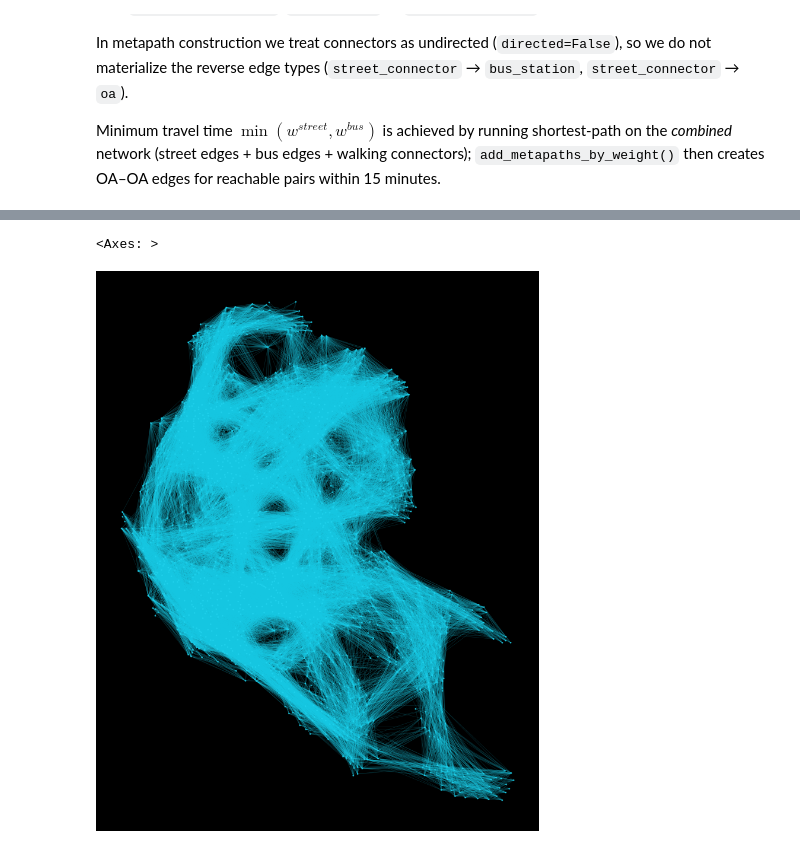
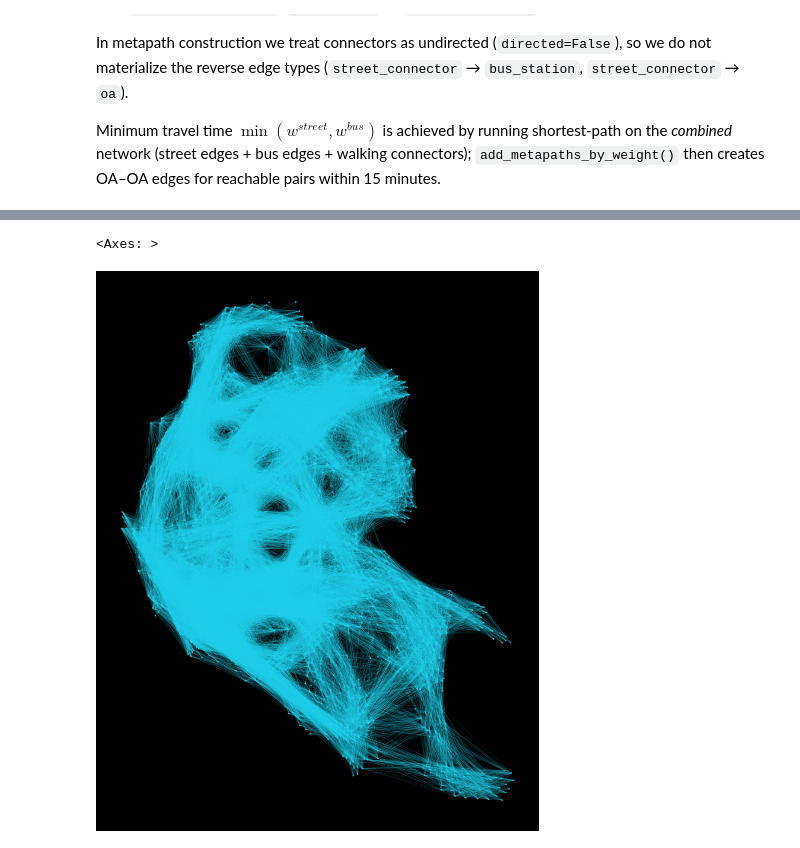
Before and after one commit to c2g-dev/city2graph-case-study, a Jupyter notebook: notebooks/02_graph_construction.ipynb, the cells around one changed output, grey strips where cells are left out. Drawn from its saved outputs; the diff is of its cells as text; code cells hidden in the pictures.

```diff
--- a/notebooks/02_graph_construction.ipynb
+++ b/notebooks/02_graph_construction.ipynb
@@ -494,11 +494,11 @@ array([[<Axes: title={'center': "('oa', 'contig', 'oa')"}>,
 # %%
 c2g.plot_graph(
     nodes=hetero_nodes_multi["oa"],
     edges=hetero_edges_multi[("oa", "15_min_multi", "oa")],
-    edge_alpha=0.1)
+    edge_alpha=0.2)
 # %% [output]
 <Axes: >
-[figure, old version]
+[figure, new version]
 # %%
 HETERO_MULTI_PATH = GRAPH_DIR / "hetero_multi.pt"
 
```
Also changed, not shown: parts of 4 cells of this notebook, 1 other file.
